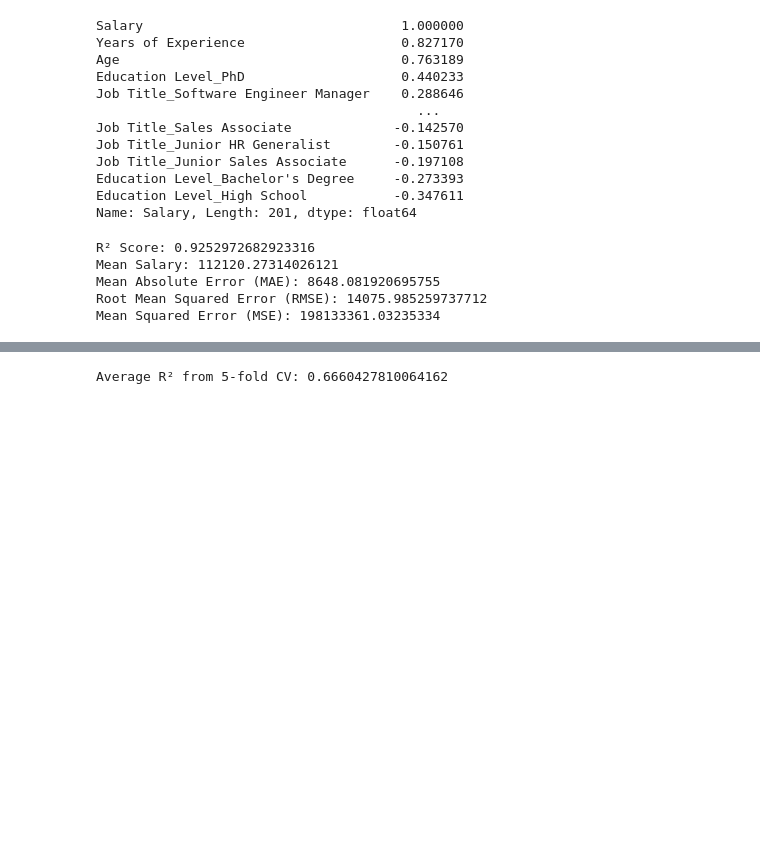
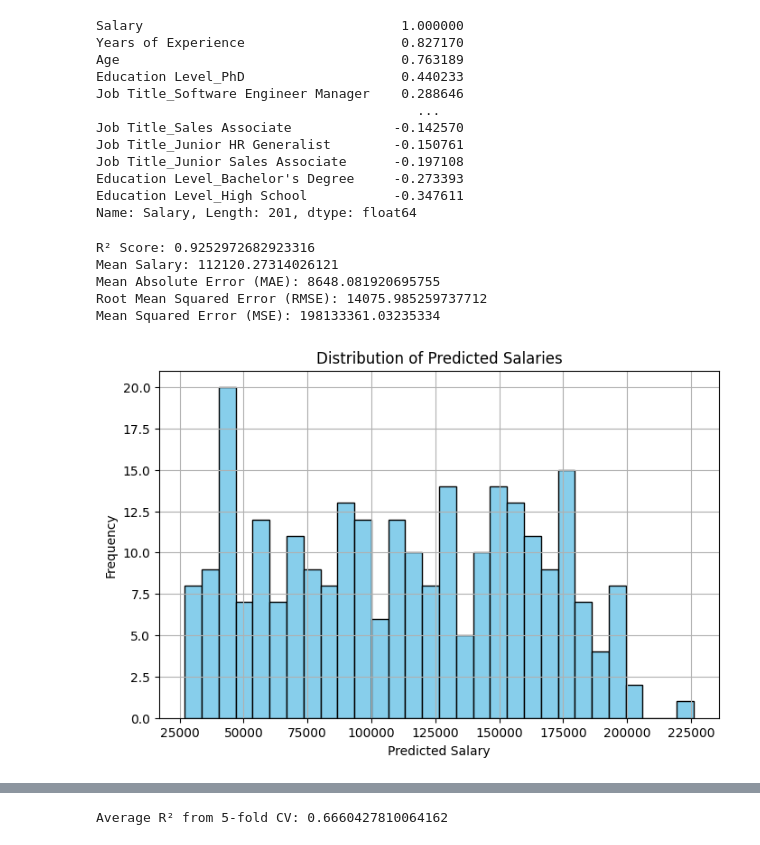
Before and after one commit to Suraweera1235/CS_Group_09_Salary_prediction, a Jupyter notebook: notebooks/Hansani_Fc110566/model3.ipynb, the cells around one changed output, grey strips where cells are left out. Drawn from its saved outputs; the diff is of its cells as text; code cells hidden in the pictures; blank space fills up the shorter version.

Commit message:
add model testing and prediction testing

```diff
--- a/notebooks/Hansani_Fc110566/model3.ipynb
+++ b/notebooks/Hansani_Fc110566/model3.ipynb
@@ -190,3 +190,18 @@ Mean Salary: 112120.27314026121
 Mean Absolute Error (MAE): 8648.081920695755
 Root Mean Squared Error (RMSE): 14075.985259737712
 Mean Squared Error (MSE): 198133361.03235334
+# %%
+# Histogram of Predictions
+import matplotlib.pyplot as plt
+
+y_pred = best_model.predict(X_test)
+
+plt.figure(figsize=(8, 5))
+plt.hist(y_pred, bins=30, color='skyblue', edgecolor='black')
+plt.title("Distribution of Predicted Salaries")
+plt.xlabel("Predicted Salary")
+plt.ylabel("Frequency")
+plt.grid(True)
+plt.show()
+# %% [output]
+[figure, added]
```
Also changed, not shown: parts of 3 cells of this notebook, 2 other files.
